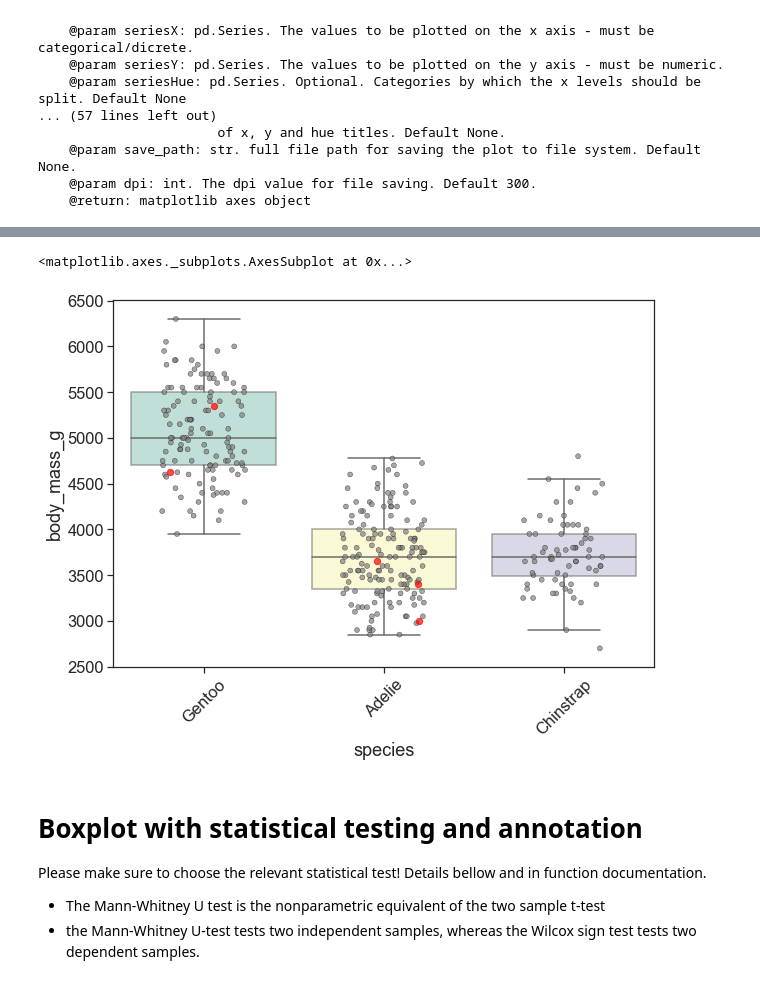
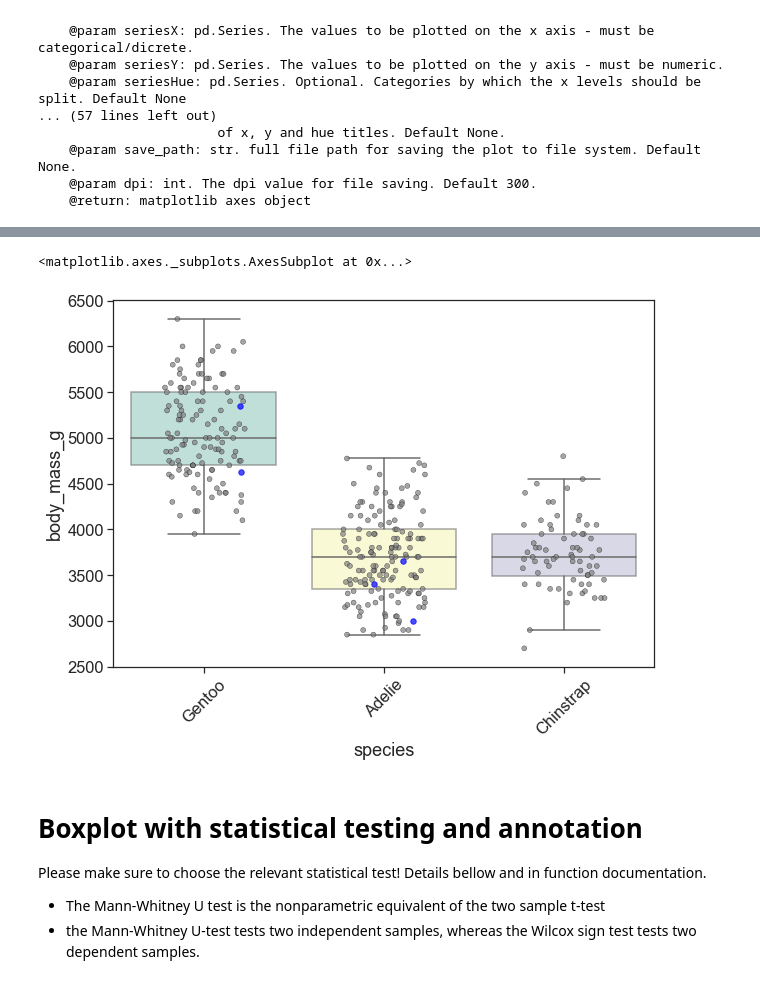
Before and after one commit to liel-cohen/LielTools, a Jupyter notebook: plots_examp.ipynb, the cells around one changed output, grey strips where cells are left out. Cells and saved outputs as stored; diff of their text form; code cells hidden in the pictures.

```diff
--- a/plots_examp.ipynb
+++ b/plots_examp.ipynb
@@ -250,20 +246,15 @@ Coloring specific markers by dataframe indices
 # %%
 PlotTools.plot_boxplot(peng_df["species"], # x values series
              peng_df["body_mass_g"], # y values series
-             figsize=(9, 7), palette='Set3',
-             stripplot_size=5, jitter=0.23,
-             stripplot_color='grey',
-
-             font_scale=1.5,
-             order=['Gentoo', 'Adelie', 'Chinstrap'],
-             linewidth=0.4,
-
-             color_indices=[5,20,44, 300, 303], color_indices_color='red',
-             color_indices_size=40, color_indices_linewidth=1, color_indices_alpha=0.7, color_indices_marker='o'
+             figsize=(9, 7), font_scale=1.5, palette='Set3',
+             stripplot_size=5, stripplot_color='grey', linewidth=0.4,
+             order=['Gentoo', 'Adelie', 'Chinstrap'], jitter=0.23,
+             color_indices=[5, 20, 44, 300, 303], color_indices_color='blue',
+             color_indices_size=30, color_indices_linewidth=1, color_indices_alpha=0.7, color_indices_marker='o'
              )
 # %% [output]
 <matplotlib.axes._subplots.AxesSubplot at 0x...>
-[figure, old version]
+[figure, new version]
 # %% [markdown]
 # Boxplot with statistical testing and annotation
 Please make sure to choose the relevant statistical test!
```
Also changed, not shown: parts of 20 cells of this notebook, 7 other files.
